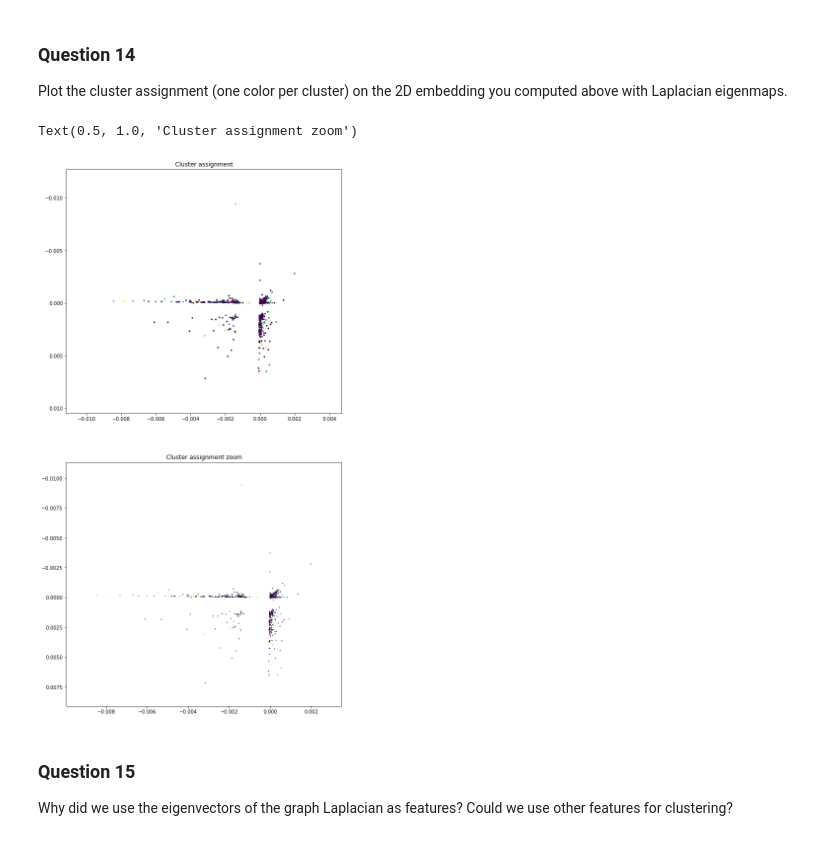
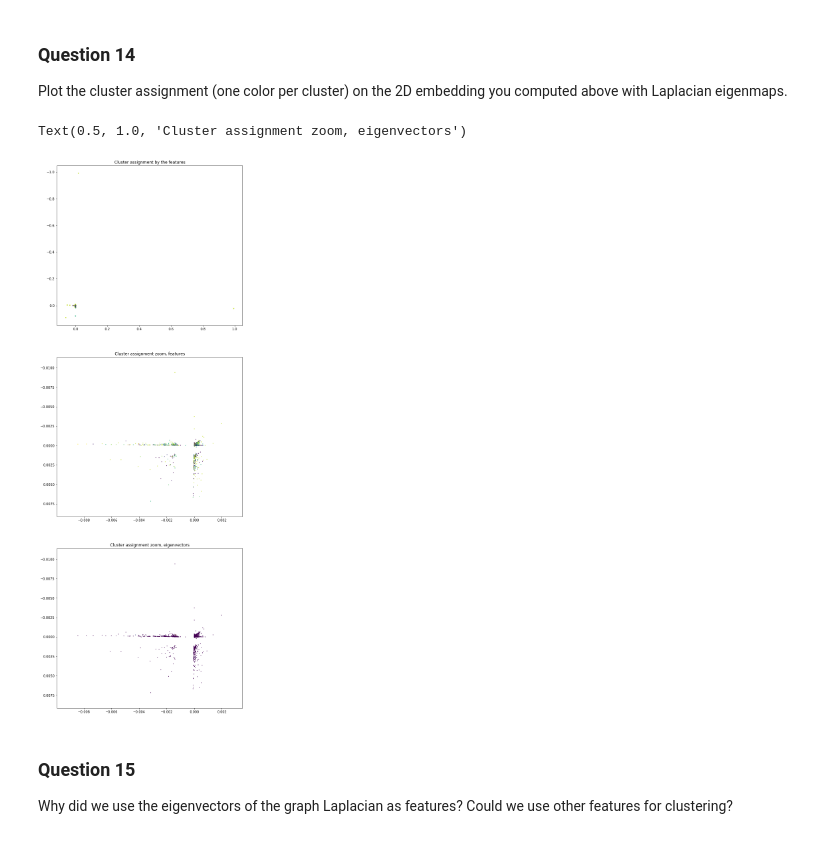
Before and after one commit to swouf/ntds_IMDb_team4, a Jupyter notebook: 3_spectral_graph_theory.ipynb, the cells around one changed output. Saved outputs shown, nothing was run; the diff lists cells and outputs as text; code cells hidden in the pictures.

```diff
--- a/3_spectral_graph_theory.ipynb
+++ b/3_spectral_graph_theory.ipynb
@@ -276,26 +274,30 @@ import pandas as pd
 
 k_clusters = 18
 
+# K-Means using the features associated to each actor
+
 people = pd.read_csv('data/features_v3.csv')
 
-#people.fillna(0)
+people.fillna(0)
 
 genre_ratings = people.iloc[indx_without_zeros,5:23]
 
 trueLabels = people.iloc[indx_without_zeros,4]
 
-#genre_ratings.fillna(0, inplace=True)
+genre_ratings.fillna(0, inplace=True)
 
 kmeans = KMeans(n_clusters=k_clusters, random_state=0).fit(genre_ratings.values)
 
 predictedLabels = kmeans.labels_
 # %%
-#code de julien pour predict les labels
-#we take the first 18 eigenvectors
+# K-Means based on the eigenvactors of the laplacian
+
+# We take the first 18 eigenvectors
 selected_eigenvectors=vecs[0:k_clusters].T
 selected_eigenvectors.shape #this is R 9276x18
-kmeans=KMeans(n_clusters=k_clusters, random_state=0).fit(selected_eigenvectors)
-predictedLabels = kmeans.labels_
+
+kmeans2 = KMeans(n_clusters=k_clusters, random_state=0).fit(selected_eigenvectors)
+predictedLabels2 = kmeans2.labels_
 # %% [markdown]
 ### Question 12
 
@@ -410,28 +415,33 @@ Plot the cluster assignment (one color per cluster) on the 2D embedding you comp
 # %%
 import matplotlib as mpl
 from matplotlib import cm
 
 viridis = cm.get_cmap('viridis', 12)
 
-plt.figure(figsize=(10, 20))
+plt.figure(figsize=(10, 30))
 
-plt.subplot(211)
+plt.subplot(311)
 plt.scatter(vecs[:,1],vecs[:,2],s=5, c=predictedLabels, cmap=viridis)
 plt.gca().invert_yaxis()
-plt.title('Cluster assignment')
+plt.title('Cluster assignment by the features')
 
 dataPoints = vecs
 
 dataPoints[dataPoints>0.01]=0
 dataPoints[dataPoints<-0.01]=0
 
-plt.subplot(212)
+plt.subplot(312)
 plt.scatter(dataPoints[:,1],dataPoints[:,2],s=1, c=predictedLabels, cmap=viridis)
 plt.gca().invert_yaxis()
-plt.title('Cluster assignment zoom')
+plt.title('Cluster assignment zoom, features')
+
+plt.subplot(313)
+plt.scatter(dataPoints[:,1],dataPoints[:,2],s=1, c=predictedLabels2, cmap=viridis)
+plt.gca().invert_yaxis()
+plt.title('Cluster assignment zoom, eigenvectors')
 # %% [output]
-Text(0.5, 1.0, 'Cluster assignment zoom')
+Text(0.5, 1.0, 'Cluster assignment zoom, eigenvectors')
-[figure, old version]
+[figure, new version]
 # %% [markdown]
 ### Question 15
 
```
Also changed, not shown: parts of 30 cells of this notebook.
